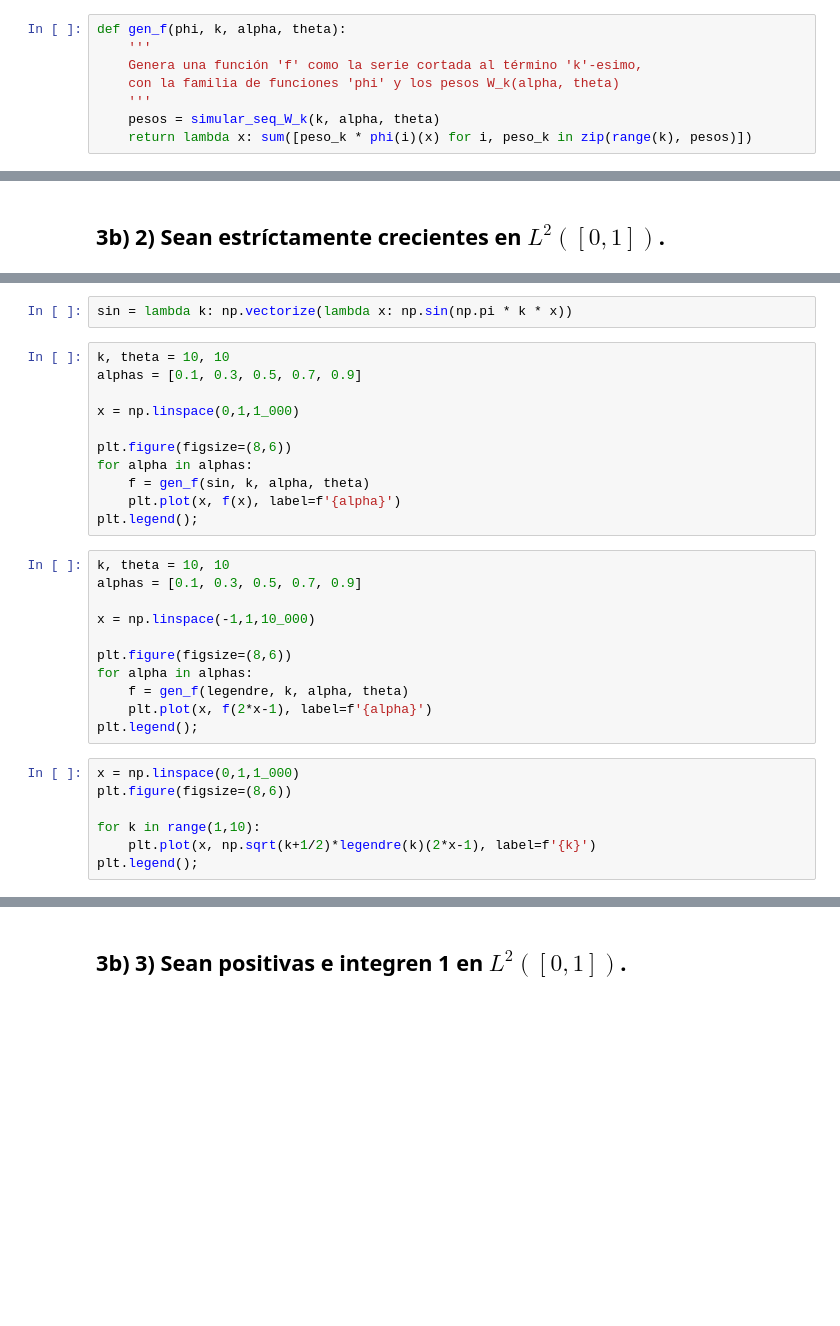
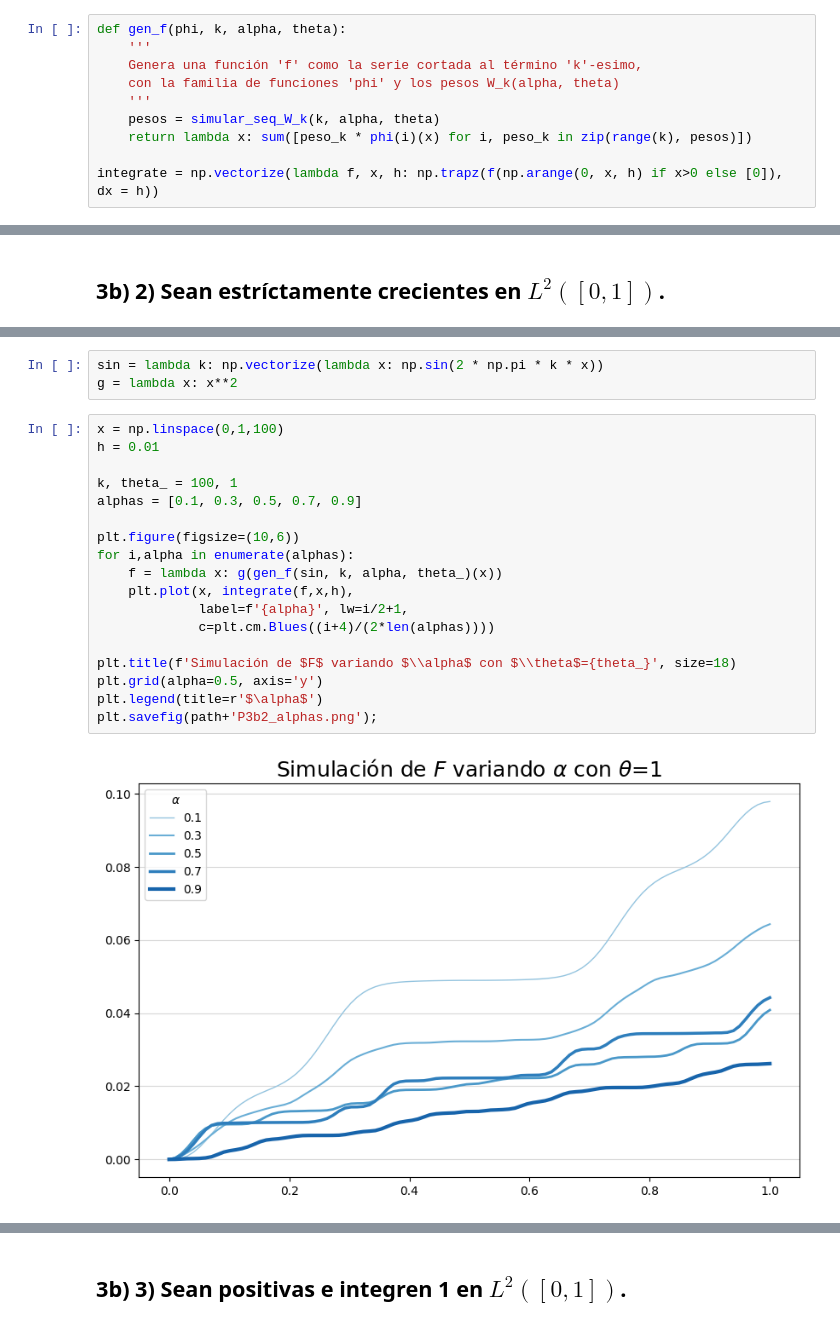
Before and after one commit to AlejandroVillazonG/MAT468, a Jupyter notebook: certamen/P3/P3_b.ipynb, the cells around one changed output, grey strips where cells are left out. Drawn from its saved outputs; the diff is of its cells as text; blank space fills up the shorter version.

```diff
--- a/certamen/P3/P3_b.ipynb
+++ b/certamen/P3/P3_b.ipynb
@@ -31,6 +31,8 @@ def gen_f(phi, k, alpha, theta):
     '''
     pesos = simular_seq_W_k(k, alpha, theta)
     return lambda x: sum([peso_k * phi(i)(x) for i, peso_k in zip(range(k), pesos)])
+
+integrate = np.vectorize(lambda f, x, h: np.trapz(f(np.arange(0, x, h) if x>0 else [0]), dx = h))
 # %% [markdown]
 ## 3b) 1) Sean periódicas y pares en $L^2([−1,1])$.
 # %% [markdown]
@@ -103,31 +110,23 @@ from scipy.special import legendre
 # %%
-sin = lambda k: np.vectorize(lambda x: np.sin(np.pi * k * x))
+sin = lambda k: np.vectorize(lambda x: np.sin(2 * np.pi * k * x))
+g = lambda x: x**2
 # %%
-k, theta = 10, 10
+x = np.linspace(0,1,100)
+h = 0.01
+
+k, theta_ = 100, 1
 alphas = [0.1, 0.3, 0.5, 0.7, 0.9]
 
-x = np.linspace(0,1,1_000)
+plt.figure(figsize=(10,6))
+for i,alpha in enumerate(alphas):
+    f = lambda x: g(gen_f(sin, k, alpha, theta_)(x))
+    plt.plot(x, integrate(f,x,h),
+             label=f'{alpha}', lw=i/2+1,
+             c=plt.cm.Blues((i+4)/(2*len(alphas))))
 
-plt.figure(figsize=(8,6))
-for alpha in alphas:
-    f = gen_f(sin, k, alpha, theta)
-    plt.plot(x, f(x), label=f'{alpha}')
-plt.legend();
+plt.title(f'Simulación de $F$ variando $\\alpha$ con $\\theta$={theta_}', size=18)
+plt.grid(alpha=0.5, axis='y')
+plt.legend(title=r'$\alpha$')
+plt.savefig(path+'P3b2_alphas.png');
+# %% [output]
+[figure, added]
-# %%
-k, theta = 10, 10
-alphas = [0.1, 0.3, 0.5, 0.7, 0.9]
-
-x = np.linspace(-1,1,10_000)
-
-plt.figure(figsize=(8,6))
-for alpha in alphas:
-    f = gen_f(legendre, k, alpha, theta)
-    plt.plot(x, f(2*x-1), label=f'{alpha}')
-plt.legend();
-# %%
-x = np.linspace(0,1,1_000)
-plt.figure(figsize=(8,6))
-
-for k in range(1,10):
-    plt.plot(x, np.sqrt(k+1/2)*legendre(k)(2*x-1), label=f'{k}')
-plt.legend();
```
Also changed, not shown: parts of 12 cells of this notebook, 6 other files.
